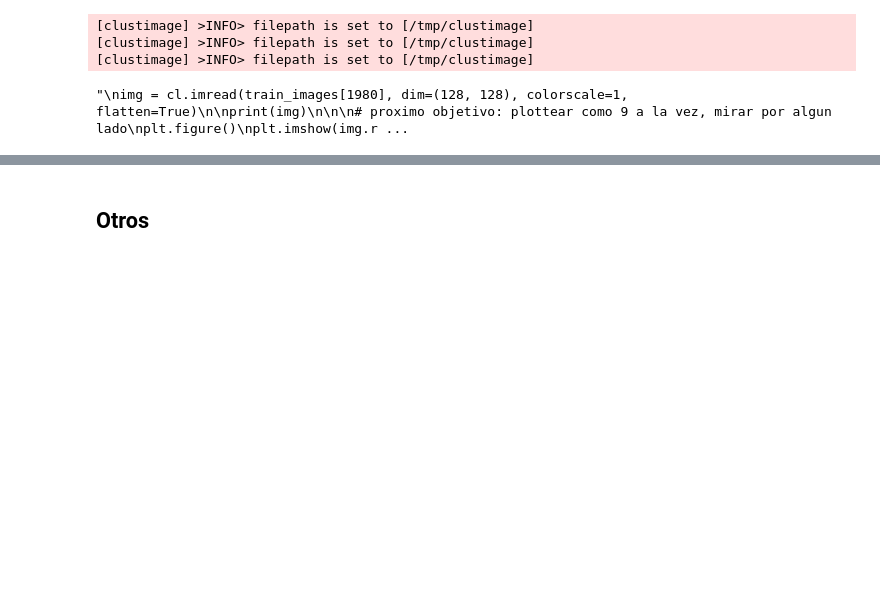
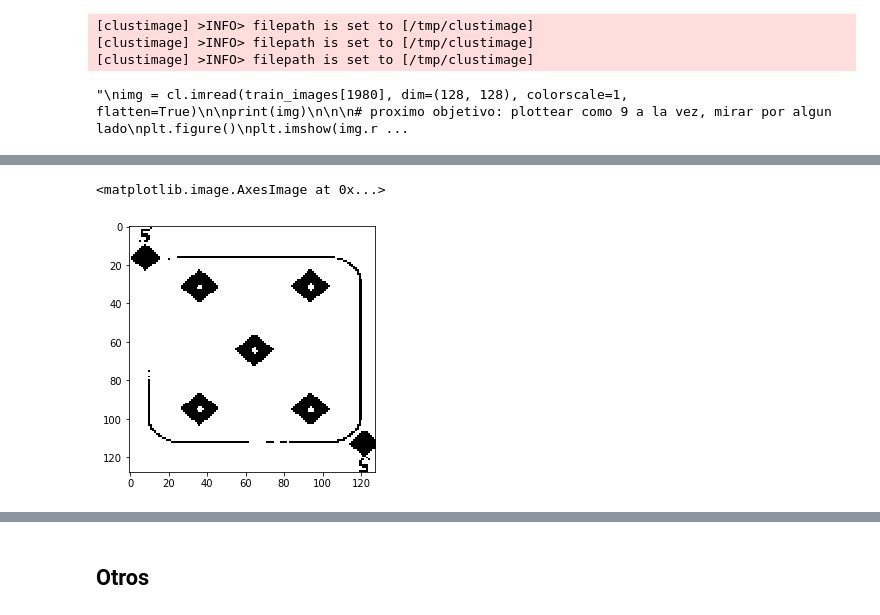
Before and after one commit to cynthiatcelorio/ML_Clustering, a Jupyter notebook: cynthia.ipynb, the cells around one changed output, grey strips where cells are left out. Saved outputs shown, nothing was run; the diff lists cells and outputs as text; code cells hidden in the pictures; blank space fills up the shorter version.

```diff
--- a/cynthia.ipynb
+++ b/cynthia.ipynb
@@ -165,0 +152,6 @@ io.imshow(res2)
+# %%
+from imutils import paths
+import cv2
+
+imagePaths = list(paths.list_images(ruta_train))
+imagePaths = natsorted(imagePaths)
@@ -165,0 +170,21 @@ io.imshow(res2)
+# %%
+from google.colab.patches import cv2_imshow
+images_entrenamiento = []
+cropped = []
+for imagePath in imagePaths:
+    image = cv2.imread(imagePath)
+    #gray = cv2.cvtColor(image, cv2.COLOR_BGR2GRAY)
+    resized = cv2.resize(image, (128, 128))
+    image=cv2.cvtColor(resized,cv2.COLOR_BGR2GRAY)
+    se=cv2.getStructuringElement(cv2.MORPH_RECT , (8,8))
+    bg=cv2.morphologyEx(image, cv2.MORPH_DILATE, se)
+    out_gray=cv2.divide(image, bg, scale=255)
+    out_binary=cv2.threshold(out_gray, 0, 255, cv2.THRESH_OTSU )[1]
+    images_entrenamiento.append(out_binary)
+    cropped.append(out_binary[0:40, 0:40])
+# %%
+from skimage import io
+io.imshow(images_entrenamiento[7744])
+# %% [output]
+<matplotlib.image.AxesImage at 0x...>
+[figure, added]
```
Also changed, not shown: parts of 13 cells of this notebook.
